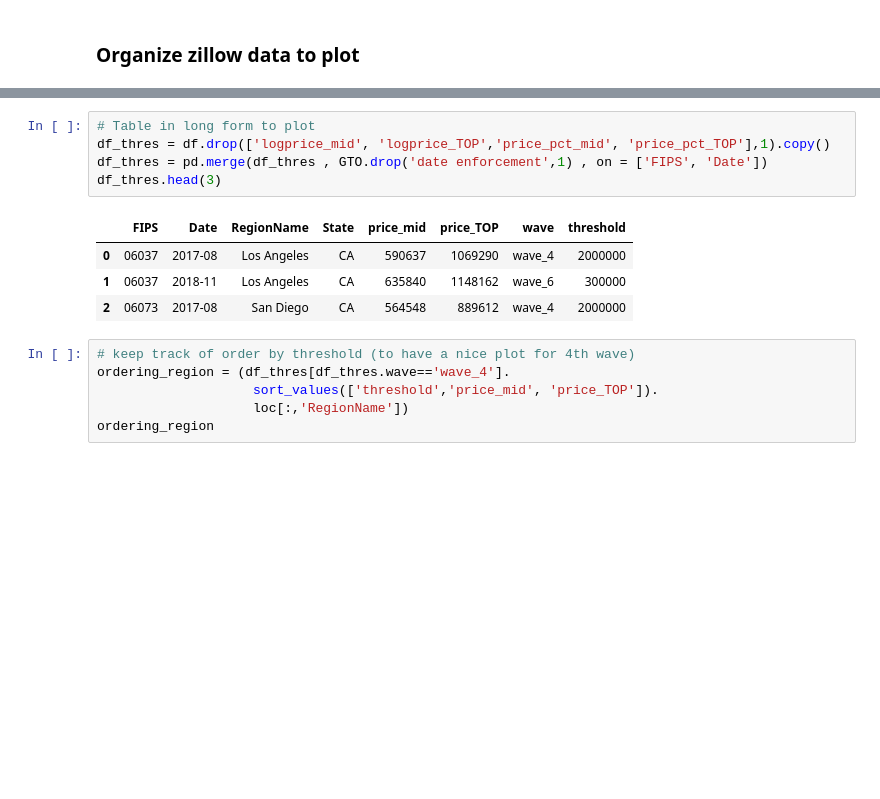
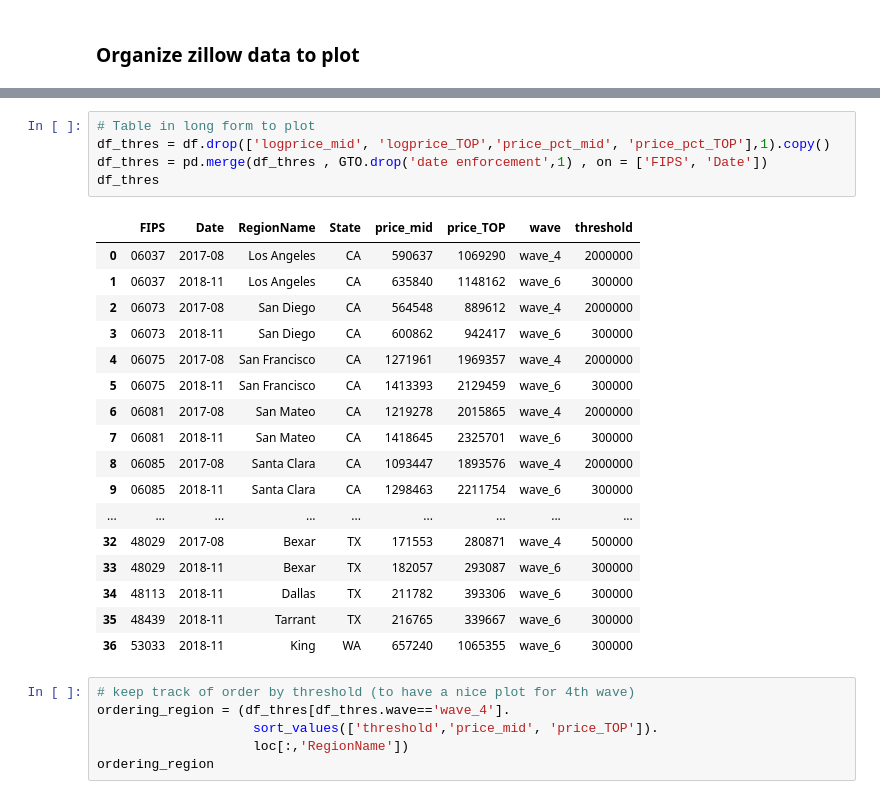
Before and after one commit to mrspatbile/homeownership, a Jupyter notebook: zillow/code/Zillow9_GTO_treated_plots.ipynb, the cells around one changed output, grey strips where cells are left out. Saved outputs shown, nothing was run; the diff lists cells and outputs as text; blank space fills up the shorter version.

```diff
--- a/zillow/code/Zillow9_GTO_treated_plots.ipynb
+++ b/zillow/code/Zillow9_GTO_treated_plots.ipynb
@@ -313,13 +328,26 @@ df.head(3)
 # %%
 # Table in long form to plot
 df_thres = df.drop(['logprice_mid', 'logprice_TOP','price_pct_mid', 'price_pct_TOP'],1).copy()
 df_thres = pd.merge(df_thres , GTO.drop('date enforcement',1) , on = ['FIPS', 'Date'])
-df_thres.head(3)
+df_thres
 # %% [output]
 |  | FIPS | Date | RegionName | State | price_mid | price_TOP | wave | threshold |
 | 0 | 06037 | 2017-08 | Los Angeles | CA | 590637 | 1069290 | wave_4 | 2000000 |
 | 1 | 06037 | 2018-11 | Los Angeles | CA | 635840 | 1148162 | wave_6 | 300000 |
 | 2 | 06073 | 2017-08 | San Diego | CA | 564548 | 889612 | wave_4 | 2000000 |
+| 3 | 06073 | 2018-11 | San Diego | CA | 600862 | 942417 | wave_6 | 300000 |
+| 4 | 06075 | 2017-08 | San Francisco | CA | 1271961 | 1969357 | wave_4 | 2000000 |
+| 5 | 06075 | 2018-11 | San Francisco | CA | 1413393 | 2129459 | wave_6 | 300000 |
+| 6 | 06081 | 2017-08 | San Mateo | CA | 1219278 | 2015865 | wave_4 | 2000000 |
+| 7 | 06081 | 2018-11 | San Mateo | CA | 1418645 | 2325701 | wave_6 | 300000 |
+| 8 | 06085 | 2017-08 | Santa Clara | CA | 1093447 | 1893576 | wave_4 | 2000000 |
+| 9 | 06085 | 2018-11 | Santa Clara | CA | 1298463 | 2211754 | wave_6 | 300000 |
+| ... | ... | ... | ... | ... | ... | ... | ... | ... |
+| 32 | 48029 | 2017-08 | Bexar | TX | 171553 | 280871 | wave_4 | 500000 |
+| 33 | 48029 | 2018-11 | Bexar | TX | 182057 | 293087 | wave_6 | 300000 |
+| 34 | 48113 | 2018-11 | Dallas | TX | 211782 | 393306 | wave_6 | 300000 |
+| 35 | 48439 | 2018-11 | Tarrant | TX | 216765 | 339667 | wave_6 | 300000 |
+| 36 | 53033 | 2018-11 | King | WA | 657240 | 1065355 | wave_6 | 300000 |
 # %%
 # keep track of order by threshold (to have a nice plot for 4th wave)
 ordering_region = (df_thres[df_thres.wave=='wave_4'].
```
Also changed, not shown: parts of 18 cells of this notebook, 20 other files.
